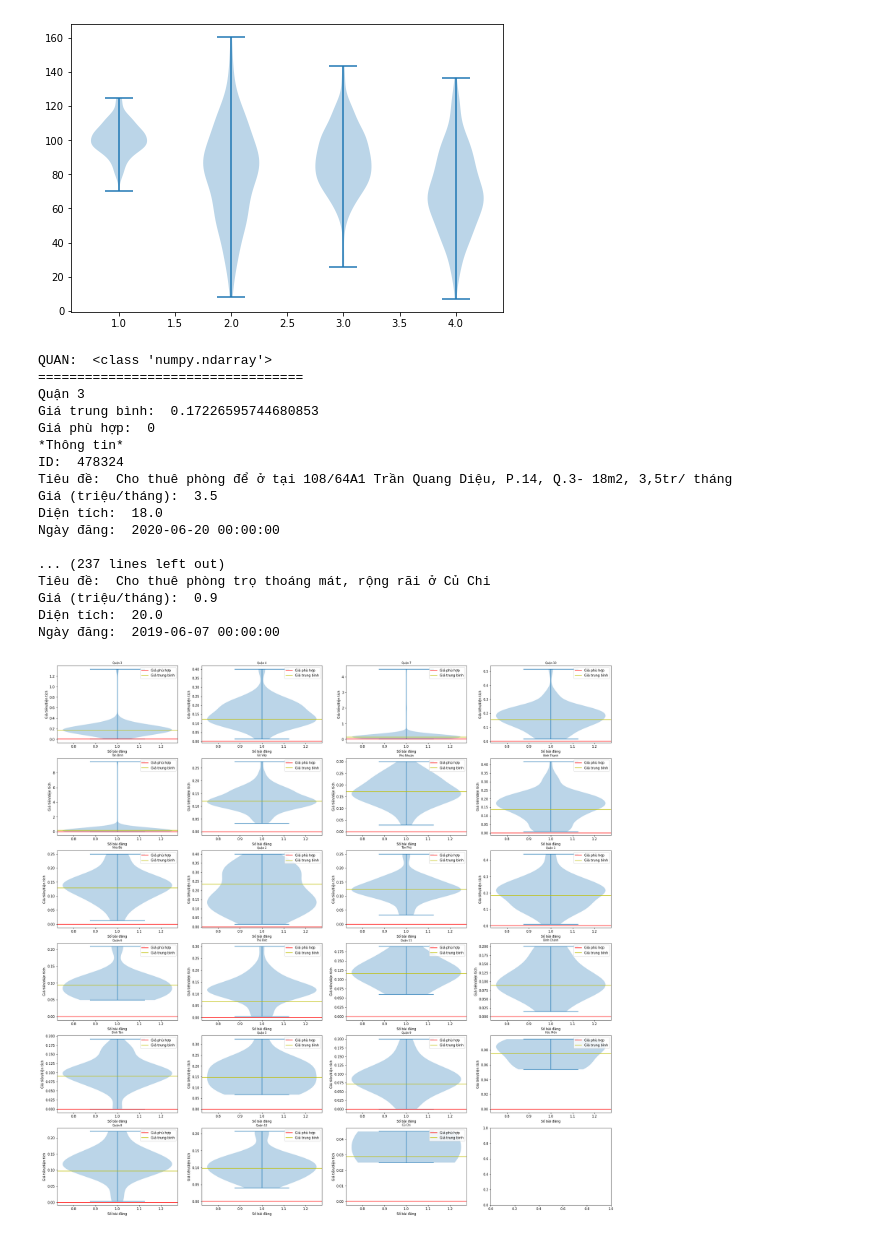
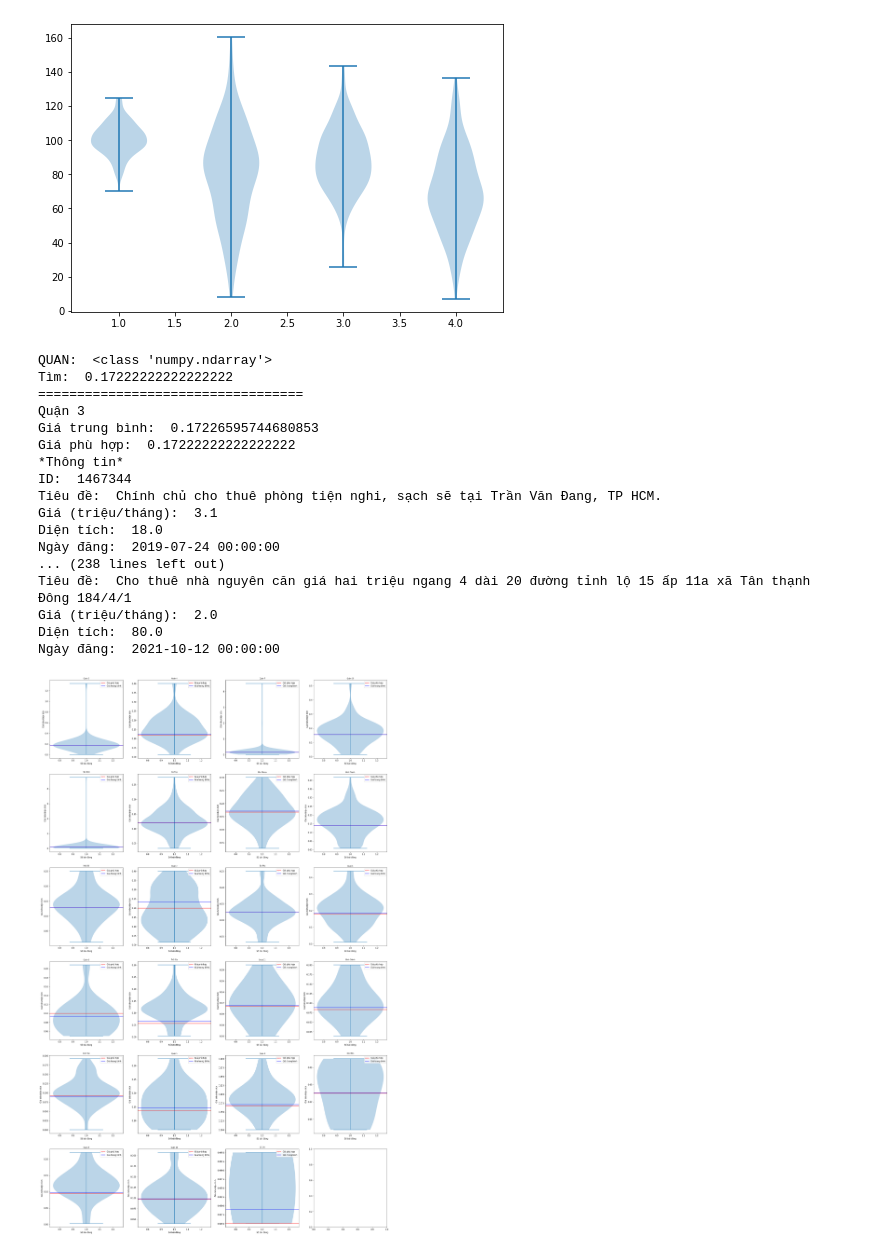
Before and after one commit to flyboy13/NM-KHDL, a Jupyter notebook: project_code/cauhoi_ndt.ipynb, the cells around one changed output. Saved outputs shown, nothing was run; the diff lists cells and outputs as text; code cells hidden in the pictures.

```diff
--- a/project_code/cauhoi_ndt.ipynb
+++ b/project_code/cauhoi_ndt.ipynb
@@ -69,14 +69,17 @@ for i in quan:
     squareMedium = square.sum()/len(process[process['District'] == i]['Price(Triệu/tháng)'])
     # Giá trung bình
     Medimum = priceMedium/squareMedium
+
     first = district.values[0]
     first = first[2]/first[3]
+
     min = float (abs(first-Medimum))
+
     Get = district.head(1).values
     #Lưu price/square của một bài đăng
     each = []
     #choose price
-    choosePrice = 0
+    choosePrice = first
     for j in district.values:
         checkDate = pd.to_datetime(j[6],format = "%d/%m/%Y ",errors = 'coerce')
         count = today - checkDate
@@ -86,20 +89,23 @@ for i in quan:
             if pd.notna(j[2]) & pd.notna(j[3]):
                 #giá một bài
                 cal =  j[2]/j[3]
-                each.append(cal)
-                cal = float (cal)
-                find = float(abs(cal-squareMedium))
-                if find <= float(min):
-                    choosePrice = cal
-                    min = find
-                    Get = j
-                    # print (first)
+
+                if (cal != 0):
+                    each.append(cal)
+                    cal = float (cal)
+                    find = float(abs(cal-Medimum))
+                    if find <= float(min):
+                        choosePrice = cal
+                        min = find
+                        Get = j
+
+
     arr['Price'] = priceMedium
     arr['Square'] = squareMedium
     arr['Price/square medium'] = priceMedium/squareMedium
     arr['Price/square'] = each
     arr['Choosen inf'] = Get
-    arr['Choosen Price/square'] = choosePrice
+    arr['Choosen Price/square'] = float(choosePrice)
 
     array[i] = arr
 
@@ -109,7 +115,7 @@ lenarray =  len(array) +1
 if (lenarray % 2 != 0 ):
     lenarray = lenarray +1
 lenarray = int (math.sqrt(lenarray))
-fig ,axis = plt.subplots(6,4,figsize =(30, 30))
+fig ,axis = plt.subplots(6,4,figsize =(30, 50))
 run = 0
 for i in range(0,6 ):
     for j in range(0,4 ):
@@ -120,48 +126,49 @@ for i in range(0,6 ):
             axis[i][j].set_title(quan[run], fontsize = 8)
             x = array[quan[run]]['Choosen Price/square']
             x1 = array[quan[run]]['Price/square medium']
             axis[i][j].axhline(y = x, color = 'r', linestyle = '-',label ='Giá phù hợp')
-            axis[i][j].axhline(y = x1, color = 'y', linestyle = '-',label ='Giá trung bình')
+            axis[i][j].axhline(y = x1, color = 'b', linestyle = '-',label ='Giá trung bình')
             axis[i][j].legend()
             run += 1
 
 #Test
 # print ("Test: ", process[process['District'] == "Quận 3"].values[1][2])
 
 # for j in array:
 #     print (array[j]["Price/square"])
+print ("Tìm: ",array[quan[0]]["Choosen Price/square"])
 
 # Data
 for j in array:
     # print (set(array[j]["Choosen inf"]))
     if (type(array[j]["Choosen inf"])!= float):
         print("================================== ")
         print (j)
         print("Giá trung bình: ", array[j]["Price/square medium"])
         print("Giá phù hợp: ", array[j]["Choosen Price/square"])
         print("*Thông tin* ")
-        print("ID: ", array[j]["Choosen inf"][0][0])
-        print("Tiêu đề: ", array[j]["Choosen inf"][0][1])
-        print ("Giá (triệu/tháng): ", array[j]["Choosen inf"][0][2] )
-        print ("Diện tích: ", array[j]["Choosen inf"][0][3])
-        print ('Ngày đăng: ', array[j]["Choosen inf"][0][6])
+        print("ID: ", array[j]["Choosen inf"][0])
+        print("Tiêu đề: ", array[j]["Choosen inf"][1])
+        print ("Giá (triệu/tháng): ", array[j]["Choosen inf"][2] )
+        print ("Diện tích: ", array[j]["Choosen inf"][3])
+        print ('Ngày đăng: ', array[j]["Choosen inf"][6])
         print (" ")
 # %% [output]
 QUAN:  <class 'numpy.ndarray'>
+Tìm:  0.17222222222222222
 ==================================
 Quận 3
 Giá trung bình:  0.17226595744680853
-Giá phù hợp:  0
+Giá phù hợp:  0.17222222222222222
 *Thông tin*
-ID:  478324
-Tiêu đề:  Cho thuê phòng để ở tại 108/64A1 Trần Quang Diệu, P.14, Q.3- 18m2, 3,5tr/ tháng
-Giá (triệu/tháng):  3.5
+ID:  1467344
+Tiêu đề:  Chính chủ cho thuê phòng tiện nghi, sạch sẽ tại Trần Văn Đang, TP HCM.
+Giá (triệu/tháng):  3.1
 Diện tích:  18.0
-Ngày đăng:  2020-06-20 00:00:00
-
-... (237 lines left out)
-Tiêu đề:  Cho thuê phòng trọ thoáng mát, rộng rãi ở Củ Chi
-Giá (triệu/tháng):  0.9
-Diện tích:  20.0
-Ngày đăng:  2019-06-07 00:00:00
+Ngày đăng:  2019-07-24 00:00:00
+... (238 lines left out)
+Tiêu đề:  Cho thuê nhà nguyên căn giá hai triệu ngang 4 dài 20 đường tỉnh lộ 15 ấp 11a xã Tân thạnh Đông 184/4/1
+Giá (triệu/tháng):  2.0
+Diện tích:  80.0
+Ngày đăng:  2021-10-12 00:00:00
-[figure, old version]
+[figure, new version]
```
Also changed, not shown: parts of 1 cell of this notebook.
